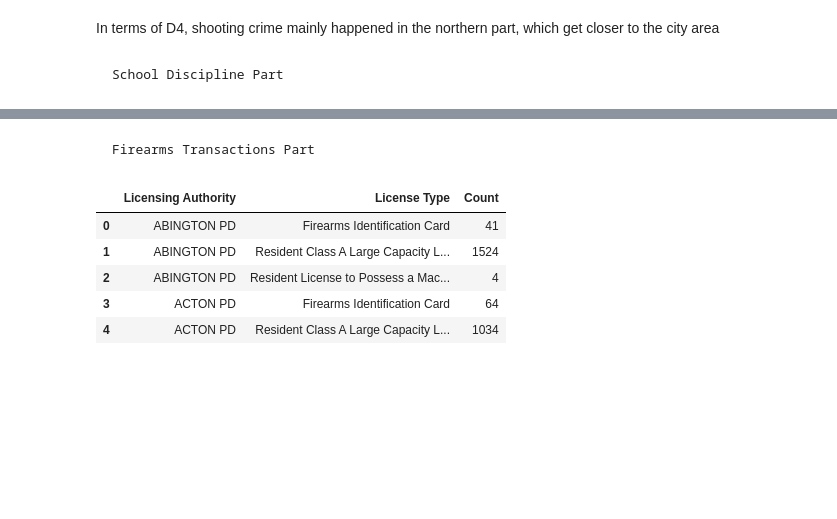
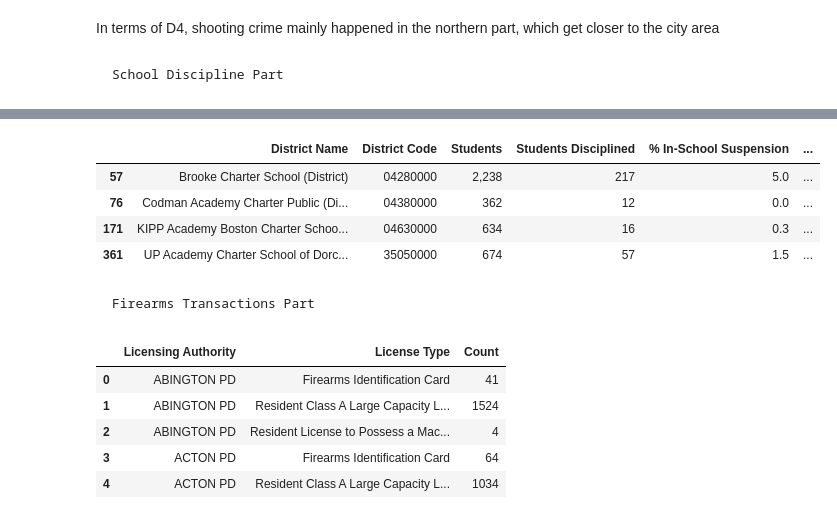
Before and after one commit to BU-Spark/ds-councilor-worrell-gun-violence, a Jupyter notebook: spring23-team-2/deliverables/deliverables 2/pattern-1.ipynb, the cells around one changed output, grey strips where cells are left out. Drawn from its saved outputs; the diff is of its cells as text; code cells hidden in the pictures; blank space fills up the shorter version.

Commit message:
disciplines

```diff
--- a/spring23-team-2/deliverables/deliverables 2/pattern-1.ipynb
+++ b/spring23-team-2/deliverables/deliverables 2/pattern-1.ipynb
@@ -22,6 +22,10 @@ crime_incident=pd.read_csv('../../data/crime_incident_reports_2022.csv', low_mem
 #The Student Discipline Data Report reports the disciplines that public school students in Massachusetts
 # received for the offenses committed, as reported by school districts in the School Safety Discipline Report (SSDR).
 disciplines = pd.read_excel('../../data/StudentDisciplineDataReport.xlsx')
+# Set the column name correctly
+new_header = disciplines.iloc[0]
+disciplines = disciplines[1:]
+disciplines.columns = new_header
 
 # Individual, de-identified records of firearms transactions by firearms dealers.
 # Includes dates; shop name and location; and make, model, and other information about the firearm sold.
@@ -336,3 +330,13 @@ disciplines.head()
+# %%
+D4_school = ['04380000', '35050000', '04630000', '04280000']
+D4_disc = disciplines[disciplines['District Code'].isin(D4_school)]
+D4_disc.head()
+# %% [output]
+|  | District Name | District Code | Students | Students Disciplined | % In-School Suspension | ... |
+| 57 | Brooke Charter School (District) | 04280000 | 2,238 | 217 | 5.0 | ... |
+| 76 | Codman Academy Charter Public (Di... | 04380000 | 362 | 12 | 0.0 | ... |
+| 171 | KIPP Academy Boston Charter Schoo... | 04630000 | 634 | 16 | 0.3 | ... |
+| 361 | UP Academy Charter School of Dorc... | 35050000 | 674 | 57 | 1.5 | ... |
 # %% [markdown]
     Firearms Transactions Part
 # %%
```
Also changed, not shown: parts of 1 cell of this notebook, 2 other files.
